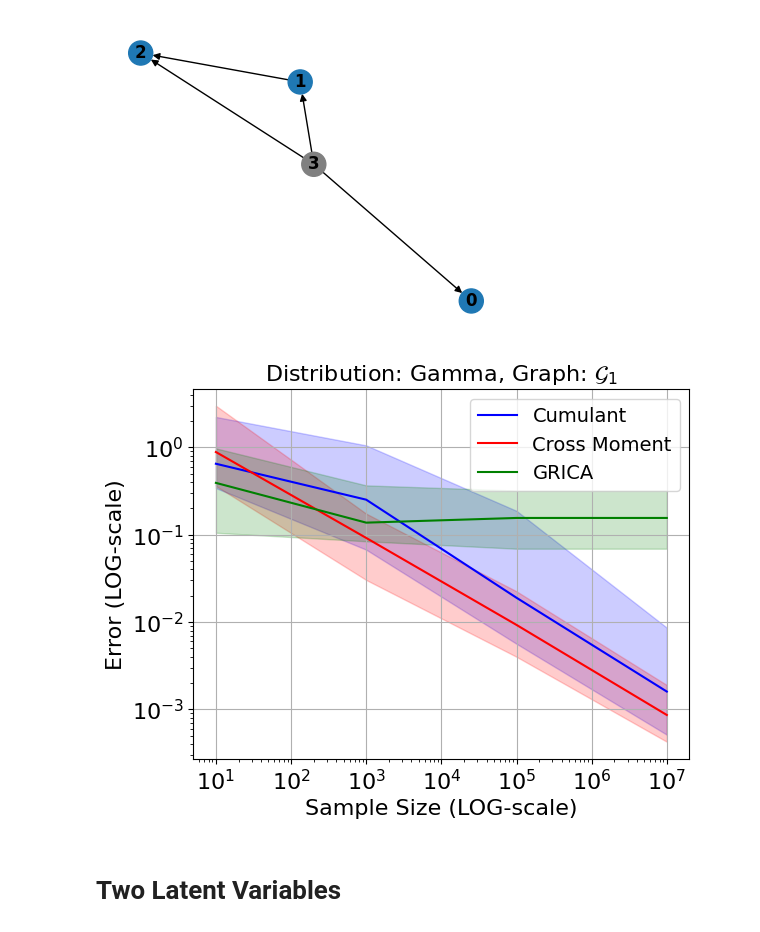
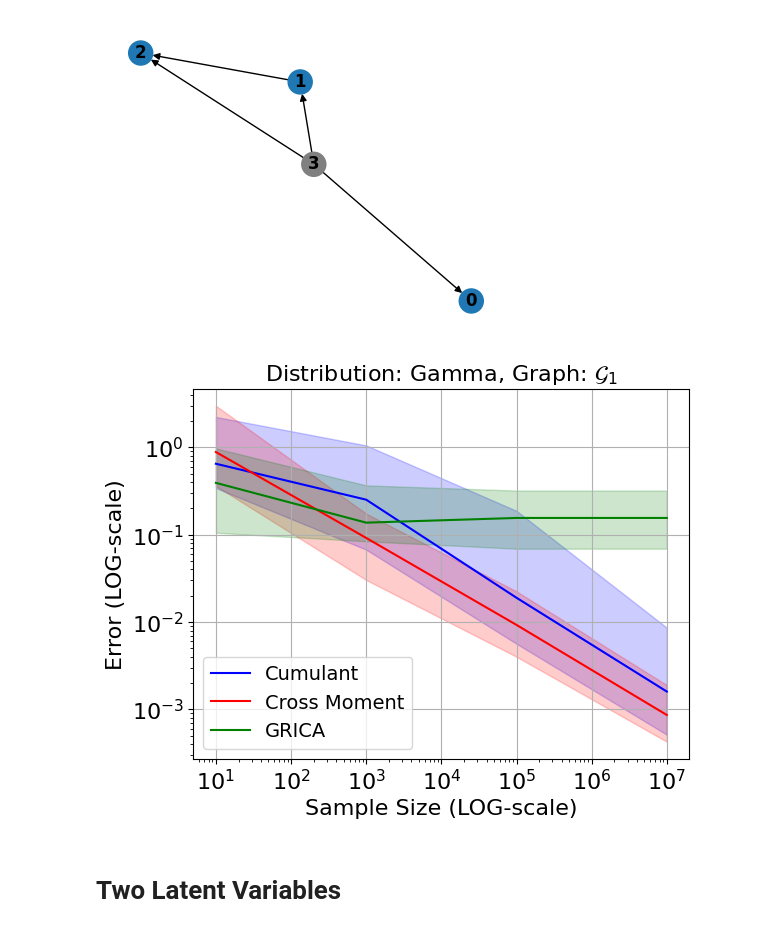
Before and after one commit to danieletramontano/CEId-from-Moments, a Jupyter notebook: cm_simulations.ipynb, the cells around one changed output. Saved outputs shown, nothing was run; the diff lists cells and outputs as text; code cells hidden in the pictures.

```diff
--- a/cm_simulations.ipynb
+++ b/cm_simulations.ipynb
@@ -141,35 +141,35 @@ plt.rc('figure', titlesize=BIGGER_SIZE)
 # Plot the mean results
 plt.yscale('log')
 plt.xscale('log')
 plt.plot(median_results.index, median_results["Error"],
          label='Cumulant',
          color = "blue")
 
 plt.fill_between(median_results.index, quantile_results["Error"], quantile_results2["Error"], alpha=0.2, color = "blue")
 
 plt.plot(median_results.index, median_results["Cross Moment Error"],
             label='Cross Moment',
             color = "red")
 
 plt.fill_between(median_results.index, quantile_results["Cross Moment Error"], quantile_results2["Cross Moment Error"], alpha=0.2, color = "red")
 
 plt.plot(median_results.index, median_results["GRICA Error"],
             label='GRICA',
             color = "green")
 
 plt.fill_between(median_results.index, quantile_results["GRICA Error"], quantile_results2["GRICA Error"], alpha=0.2, color = "green")
 
 
 plt.xlabel('Sample Size (LOG-scale)')
 plt.ylabel('Error (LOG-scale)')
 plt.title(f"Distribution: Gamma, Graph: $\mathcal{{G}}_1$")
 plt.legend()
-plt.legend(loc="upper right")
+plt.legend(loc="lower left")
 plt.grid()
 plt.savefig("Figures/gamma_G1_samples_vs_err.png", bbox_inches="tight")
 plt.show()
 # %% [output]
-[figure, old version]
+[figure, new version]
 # %% [markdown]
 # Two Latent Variables
 # %%
```
Also changed, not shown: parts of 1 cell of this notebook, 3 other files.
